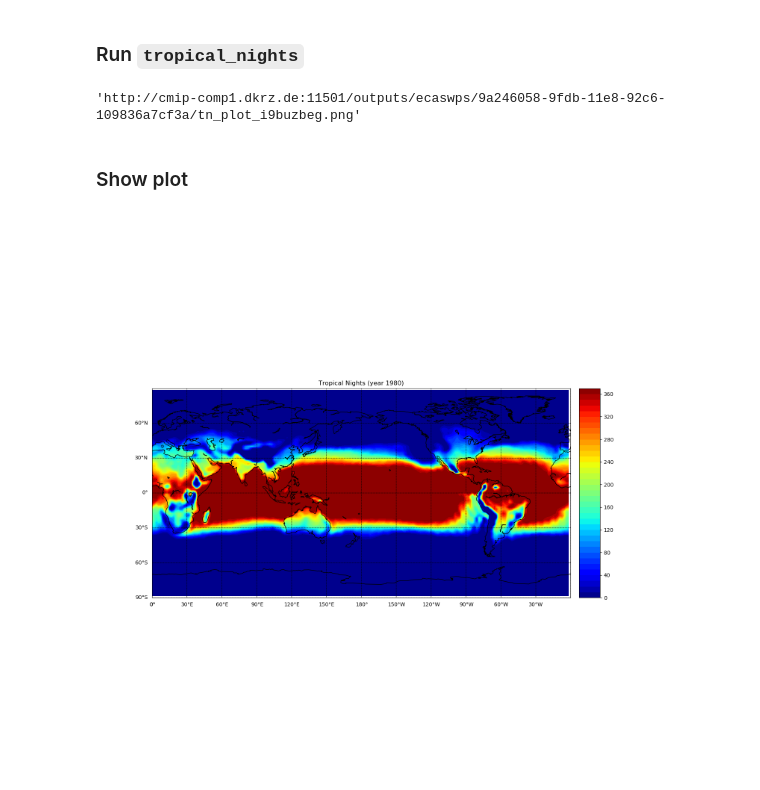
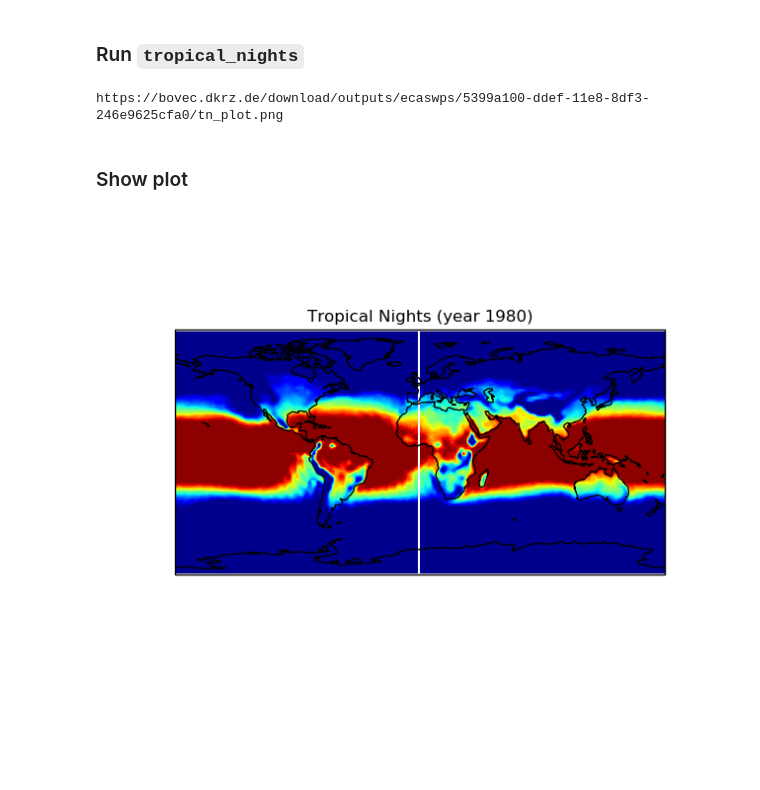
Before and after one commit to cehbrecht/jupyterlab-notebooks, a Jupyter notebook: ecaslab-demo/wpsdemo.ipynb, the cells around one changed output. Cells and saved outputs as stored; diff of their text form; code cells hidden in the pictures; blank space fills up the shorter version.

```diff
--- a/ecaslab-demo/wpsdemo.ipynb
+++ b/ecaslab-demo/wpsdemo.ipynb
@@ -56,15 +56,16 @@ tropical_nights(dataset='/usr/local/ophidia/ECAS/data/repository/E63_kp40_198001
     """
 # %% [markdown]
 ### Run ``tropical_nights``
-# %%
-ecas.tropical_nights()
-# %% [output]
-'http://cmip-comp1.dkrz.de:11501/outputs/ecaswps/9a246058-9fdb-11e8-92c6-109836a7cf3a/tn_plot_i9buzbeg.png'
+# %%
+plot_url = ecas.tropical_nights()
+print(plot_url)
+# %% [output]
+https://bovec.dkrz.de/download/outputs/ecaswps/5399a100-ddef-11e8-8df3-246e9625cfa0/tn_plot.png
 # %% [markdown]
 ### Show plot
 # %%
 from IPython.display import Image
-# %%
-Image(ecas.tropical_nights())
-# %% [output]
-[figure, removed]
+# %%
+Image(plot_url)
+# %% [output]
+[figure, added]
```
Also changed, not shown: parts of 1 cell of this notebook.
